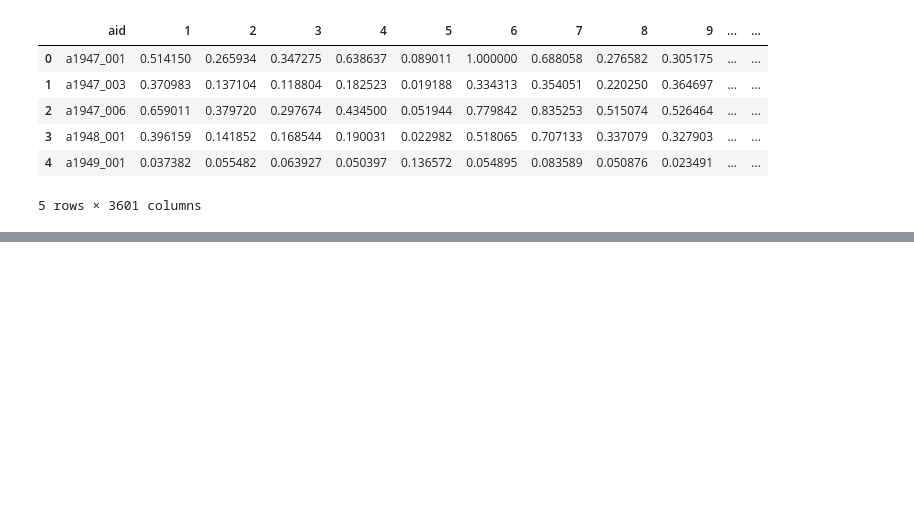
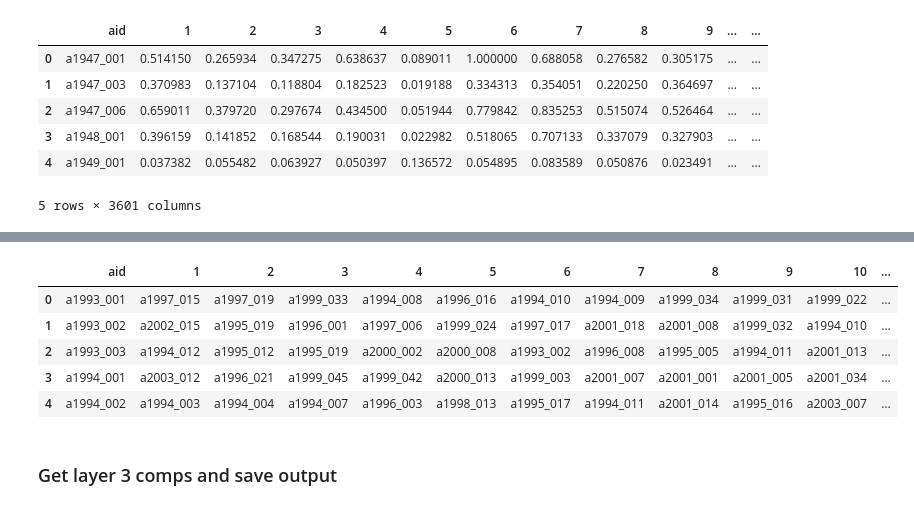
Before and after one commit to AndrewMarksArt/Content_Based_Image_Retrieval_System, a Jupyter notebook: src/Notebooks/SplitAndCleanData.ipynb, the cells around one changed output, grey strips where cells are left out. Cells and saved outputs as stored; diff of their text form; code cells hidden in the pictures; blank space fills up the shorter version.

```diff
--- a/src/Notebooks/SplitAndCleanData.ipynb
+++ b/src/Notebooks/SplitAndCleanData.ipynb
@@ -631,0 +362,28 @@ plt.show()
+# %%
+comps2 = get_layer_comps(layer1_comps, shape_batch5, limit=15)
+# %%
+# turn the list of individual comps based on layer 1 into a dataframe
+full_comps = []
+
+for i in range(len(comps2)):
+    aid = comps2[i][0]
+    temp = []
+    for j in range(1,15):
+        comp = comps2[i][j][1]
+        temp.append(comp)
+    all_sim = [aid] + temp
+    full_comps.append(all_sim)
+
+
+cols = ['aid']+[x for x in range(1, 15)]
+layer2_comps = pd.DataFrame(full_comps, columns=cols)
+layer2_comps.head()
+# %% [output]
+|  | aid | 1 | 2 | 3 | 4 | 5 | 6 | 7 | 8 | 9 | 10 | ... |
+| 0 | a1993_001 | a1997_015 | a1997_019 | a1999_033 | a1994_008 | a1996_016 | a1994_010 | a1994_009 | a1999_034 | a1999_031 | a1999_022 | ... |
+| 1 | a1993_002 | a2002_015 | a1995_019 | a1996_001 | a1997_006 | a1999_024 | a1997_017 | a2001_018 | a2001_008 | a1999_032 | a1994_010 | ... |
+| 2 | a1993_003 | a1994_012 | a1995_012 | a1995_019 | a2000_002 | a2000_008 | a1993_002 | a1996_008 | a1995_005 | a1994_011 | a2001_013 | ... |
+| 3 | a1994_001 | a2003_012 | a1996_021 | a1999_045 | a1999_042 | a2000_013 | a1999_003 | a2001_007 | a2001_001 | a2001_005 | a2001_034 | ... |
+| 4 | a1994_002 | a1994_003 | a1994_004 | a1994_007 | a1996_003 | a1998_013 | a1995_017 | a1994_011 | a2001_014 | a1995_016 | a2003_007 | ... |
+# %% [markdown]
+### Get layer 3 comps and save output
```
Also changed, not shown: parts of 61 cells of this notebook, 4 other files.
